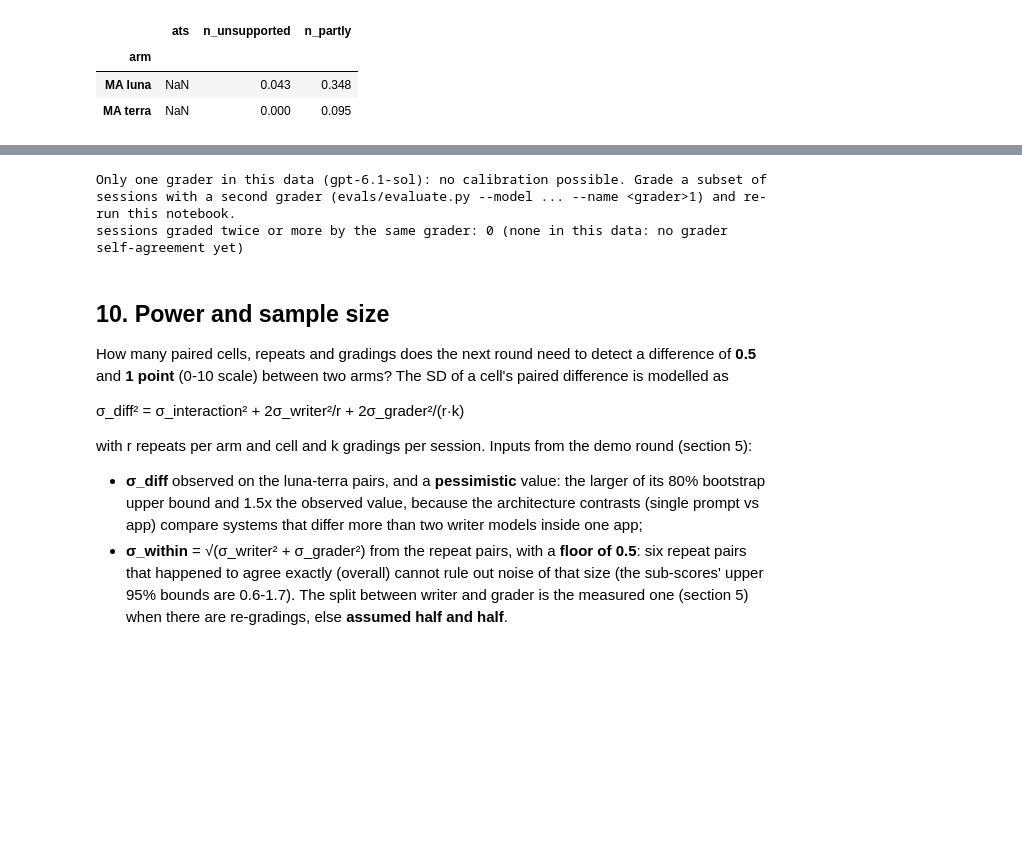
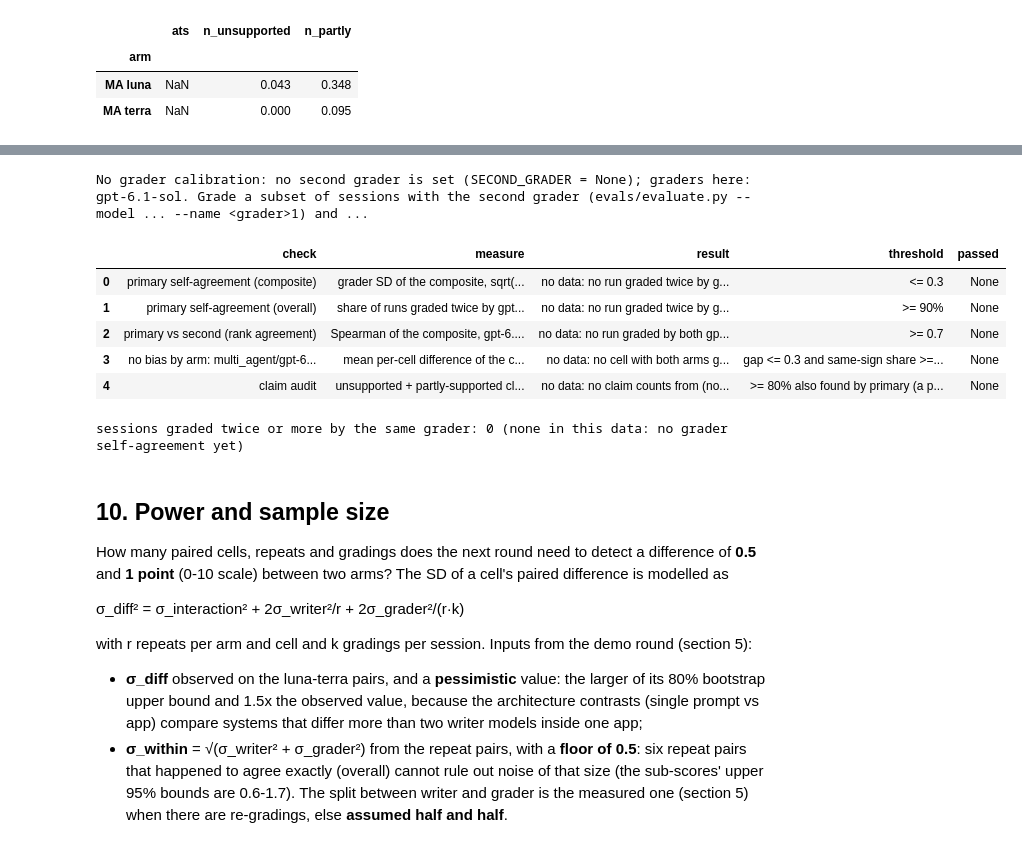
Before and after one commit to mjordanic/CV_editor, a Jupyter notebook: evals/analysis/analysis.ipynb, the cells around one changed output, grey strips where cells are left out. Saved outputs shown, nothing was run; the diff lists cells and outputs as text; code cells hidden in the pictures; blank space fills up the shorter version.

```diff
--- a/evals/analysis/analysis.ipynb
+++ b/evals/analysis/analysis.ipynb
@@ -86,6 +86,9 @@ PRIMARY_METRICS = ["invented_content_score", "fit", "visual_layout", "overall_sc
 # The pre-registered primary grader (plan section 4), by name, never chosen from the data. The demo round
 # 2026-11-10 was graded by gpt-6.1-sol only.
 PRIMARY_GRADER = "gpt-6.1-sol" if LABEL == "2026-11-10" else "claude-sonnet-5-5"
+# The calibration partner (plan section 6): grades a subset of sessions so that section 9 can check the primary
+# grader against it. Configurable; None skips the comparison (the demo round has no second grader).
+SECOND_GRADER = None if LABEL == "2026-11-10" else "claude-opus-5-5"
 SEED = 20261111
 
 
@@ -738,10 +749,12 @@ between graders.
 # %%
-if len(graders) < 2:
-    print(f"Only one grader in this data ({', '.join(graders.index) or 'none'}): no calibration possible. "
-          "Grade a subset of sessions with a second grader (evals/evaluate.py --model ... --name <grader>1) "
-          "and re-run this notebook.")
+missing = [g for g in (GRADER, SECOND_GRADER) if g is not None and g not in graders.index]
+if SECOND_GRADER is None or missing:
+    why = "no second grader is set (SECOND_GRADER = None)" if SECOND_GRADER is None else \
+        f"no gradings by {', '.join(missing)} in this data"
+    print(f"No grader calibration: {why}; graders here: {', '.join(graders.index) or 'none'}. Grade a subset "
+          "of sessions with the second grader (evals/evaluate.py --model ... --name <grader>1) and re-run.")
 else:
-    ga, gb = graders.index[0], graders.index[1]
+    ga, gb = GRADER, SECOND_GRADER
     cal = []
     for m in SCORE_METRICS:
         gp = load.grader_pairs(rows, m, ga, gb)
@@ -754,35 +767,46 @@ else:
     j = np.random.default_rng(SEED).uniform(-0.15, 0.15, (len(gp), 2))
     axes[0].scatter(gp["a"] + j[:, 0], gp["b"] + j[:, 1], s=14, alpha=0.6)
     axes[0].plot([0, 10], [0, 10], color="gray")
     axes[0].set_xlabel(ga)
     axes[0].set_ylabel(gb)
     axes[0].set_title("overall: grader vs grader")
     mean_, diff_ = (gp["a"] + gp["b"]) / 2, gp["b"] - gp["a"]
     axes[1].scatter(mean_ + j[:, 0], diff_ + j[:, 1], s=14, alpha=0.6)
     for yv in (diff_.mean(), diff_.mean() + 1.96 * diff_.std(), diff_.mean() - 1.96 * diff_.std()):
         axes[1].axhline(yv, color="gray", ls="--")
     axes[1].set_xlabel("mean of the two grades")
     axes[1].set_ylabel(f"{gb} - {ga}")
     axes[1].set_title("Bland-Altman (overall)")
     fig.tight_layout()
     save(fig, "10_grader_calibration")
     same = []
     for a, b, question, primary in CONTRASTS:
         if a in arms and b in arms:
             for m in PRIMARY_METRICS:
                 da = [x["diff"] for x in load.pair_arms(rows, a, b, m, ga)["pairs"]]
                 db = [x["diff"] for x in load.pair_arms(rows, a, b, m, gb)["pairs"]]
                 if da and db:
                     same.append({"contrast": f"{label(b)} - {label(a)}", "metric": m, f"diff_{ga}": np.mean(da),
                                  f"diff_{gb}": np.mean(db), "same_sign": np.sign(np.mean(da)) == np.sign(np.mean(db))})
     display(pd.DataFrame(same))
 
+if GRADER in graders.index:  # the plan's section-6 checks (rows without data say so)
+    checks = pd.DataFrame(calibration.section6_checks(rows, GRADER, SECOND_GRADER, CONTRASTS))
+    checks.to_csv(TAB / "section6_checks.csv", index=False)
+    display(checks)
+
 regraded = load.regrade_groups(rows, "overall_score")
 print(f"sessions graded twice or more by the same grader: {len(regraded)}"
       + ("" if regraded else " (none in this data: no grader self-agreement yet)"))
 # %% [output]
-Only one grader in this data (gpt-6.1-sol): no calibration possible. Grade a subset of sessions with a second grader (evals/evaluate.py --model ... --name <grader>1) and re-run this notebook.
-sessions graded twice or more by the same grader: 0 (none in this data: no grader self-agreement yet)
+No grader calibration: no second grader is set (SECOND_GRADER = None); graders here: gpt-6.1-sol. Grade a subset of sessions with the second grader (evals/evaluate.py --model ... --name <grader>1) and ...
+|  | check | measure | result | threshold | passed |
+| 0 | primary self-agreement (composite) | grader SD of the composite, sqrt(... | no data: no run graded twice by g... | <= 0.3 | None |
+| 1 | primary self-agreement (overall) | share of runs graded twice by gpt... | no data: no run graded twice by g... | >= 90% | None |
+| 2 | primary vs second (rank agreement) | Spearman of the composite, gpt-6.... | no data: no run graded by both gp... | >= 0.7 | None |
+| 3 | no bias by arm: multi_agent/gpt-6... | mean per-cell difference of the c... | no data: no cell with both arms g... | gap <= 0.3 and same-sign share >=... | None |
+| 4 | claim audit | unsupported + partly-supported cl... | no data: no claim counts from (no... | >= 80% also found by primary (a p... | None |
+sessions graded twice or more by the same grader: 0 (none in this data: no grader self-agreement yet)
 # %% [markdown]
 ## 10. Power and sample size
 
```
Also changed, not shown: parts of 3 cells of this notebook, 28 other files.
